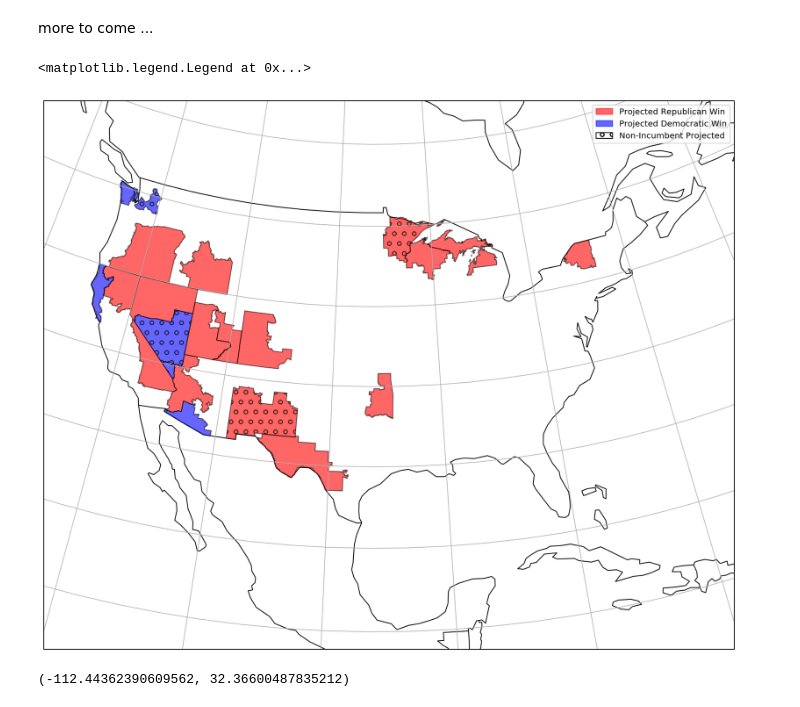
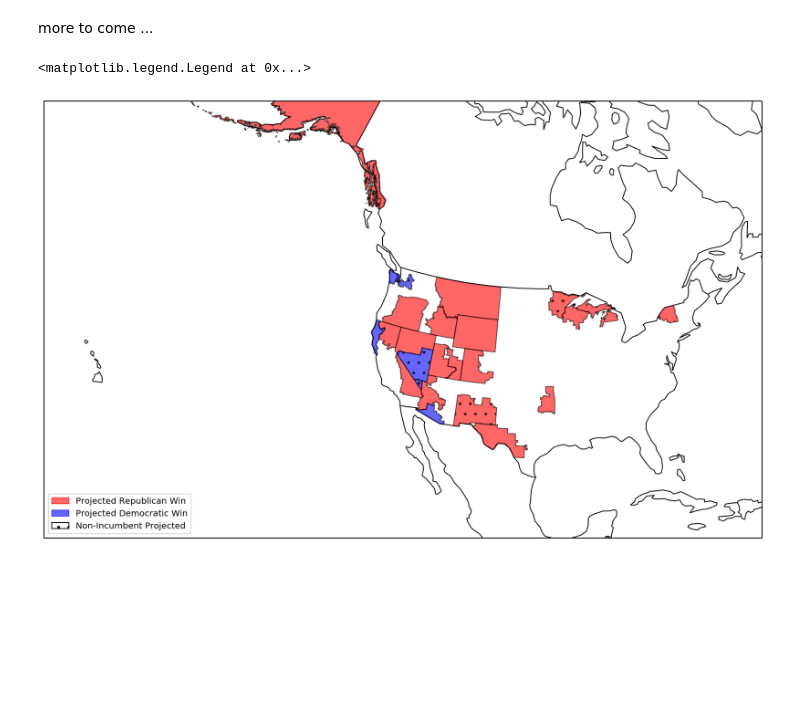
Before and after one commit to acannistra/house-lands, a Jupyter notebook: public-lands-district-politics.ipynb, the cells around one changed output. Cells and saved outputs as stored; diff of their text form; code cells hidden in the pictures; blank space fills up the shorter version.

Commit message:
fix at-large district issue + add plot

```diff
--- a/public-lands-district-politics.ipynb
+++ b/public-lands-district-politics.ipynb
@@ -264,6 +284,13 @@ Interesting Questions:
 top_districts = districts_sorted.iloc[:25]
 # %%
 district_forecast = pd.read_csv("https://projects.fivethirtyeight.com/congress-model-2018/house_district_forecast.csv")
+# %%
+# full state names
+district_forecast['state_full'] = [str(us.states.lookup(r.state)) for i, r in district_forecast.iterrows()]
+# %%
+# fix at-large districts (538 ID = 1, other data id = 0)
+atlargedists = districts[districts.CD115FP == '00']
+district_forecast.loc[district_forecast.state_full.isin(atlargedists.state), 'district'] = 0
 # %%
 #only deluxe/most recent forecast?
 district_forecast = district_forecast[district_forecast.model == 'deluxe']
@@ -377,35 +418,30 @@ more to come ...
 # %%
 fig = plt.figure(figsize=(15,15))
 ax = plt.axes(projection=ccrs.LambertConformal())
-ax.set_extent([-120, -70, 15, 55])
-ax.gridlines()
+ax.set_extent([-160, -70, 15, 60])
 ax.add_feature(cf.COASTLINE)
 ax.add_feature(cf.BORDERS)
 
 
 for i, d in likely_winners.iterrows():
     hatch = None
     color = 'none'
     if(d.party == 'D'):
         color = 'blue'
     if(d.party == 'R'):
         color = 'red'
     if not d.incumbent:
-        hatch = "o"
+        hatch = "."
     ax.add_geometries([d.geometry.buffer(0)], crs=ccrs.PlateCarree(), alpha=0.6, edgecolor='black', facecolor=color, hatch=hatch)
     centroid_x, centroid_y = list(d.geometry.centroid.coords)[0]
     #ax.text(centroid_x, centroid_y, d._id, transform=ccrs.PlateCarree())
 
 import matplotlib.patches as mpatches
 
 red_patch = mpatches.Patch(color='red', label='Projected Republican Win', alpha=0.6)
 blue_patch = mpatches.Patch(color='blue', label='Projected Democratic Win', alpha=0.6)
-hatch_patch = mpatches.Patch(edgecolor='black', facecolor='none', hatch="o", label="Non-Incumbent Projected")
-plt.legend(handles=[red_patch, blue_patch, hatch_patch])
+hatch_patch = mpatches.Patch(edgecolor='black', facecolor='none', hatch=".", label="Non-Incumbent Projected")
+plt.legend(handles=[red_patch, blue_patch, hatch_patch], loc='lower left')
 # %% [output]
 <matplotlib.legend.Legend at 0x...>
-[figure, old version]
+[figure, new version]
-# %%
-list(likely_winners.iloc[0].geometry.centroid.coords)[0]
-# %% [output]
-(-112.44362390609562, 32.36600487835212)
```
Also changed, not shown: parts of 13 cells of this notebook.
